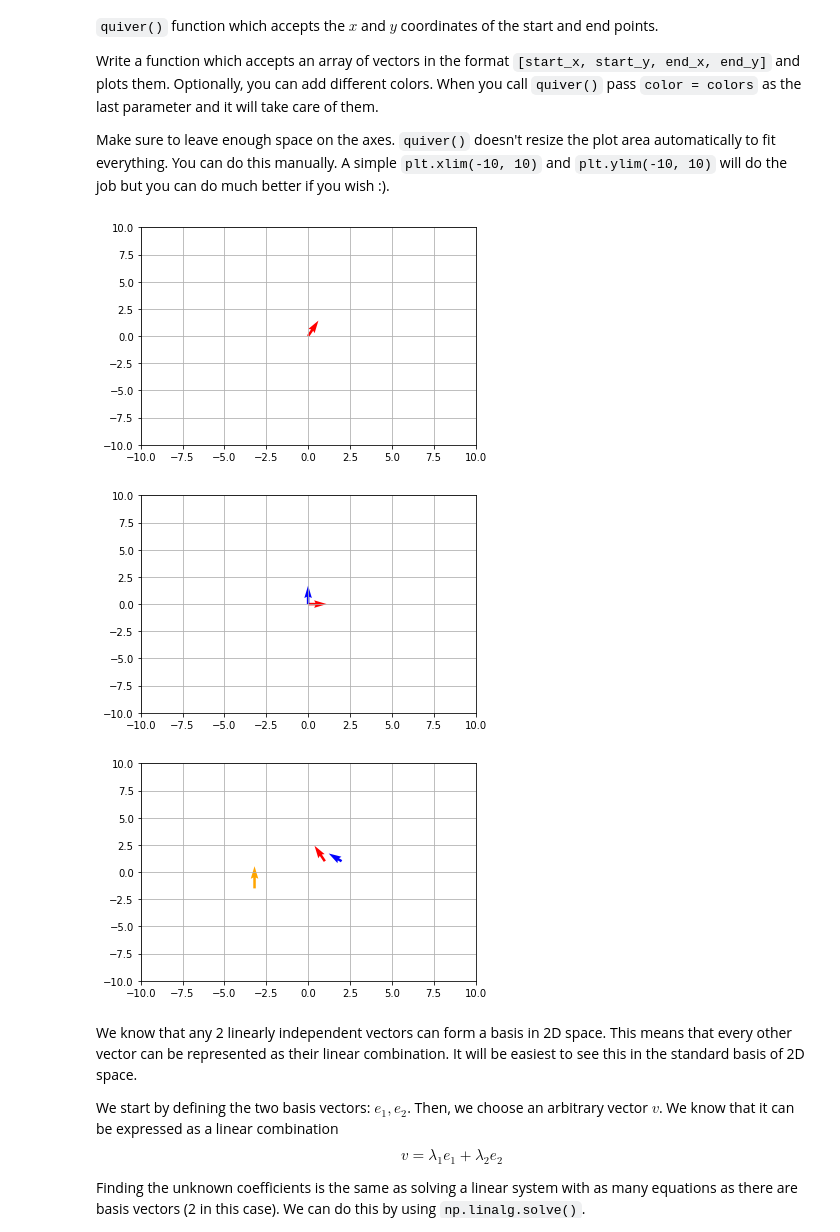
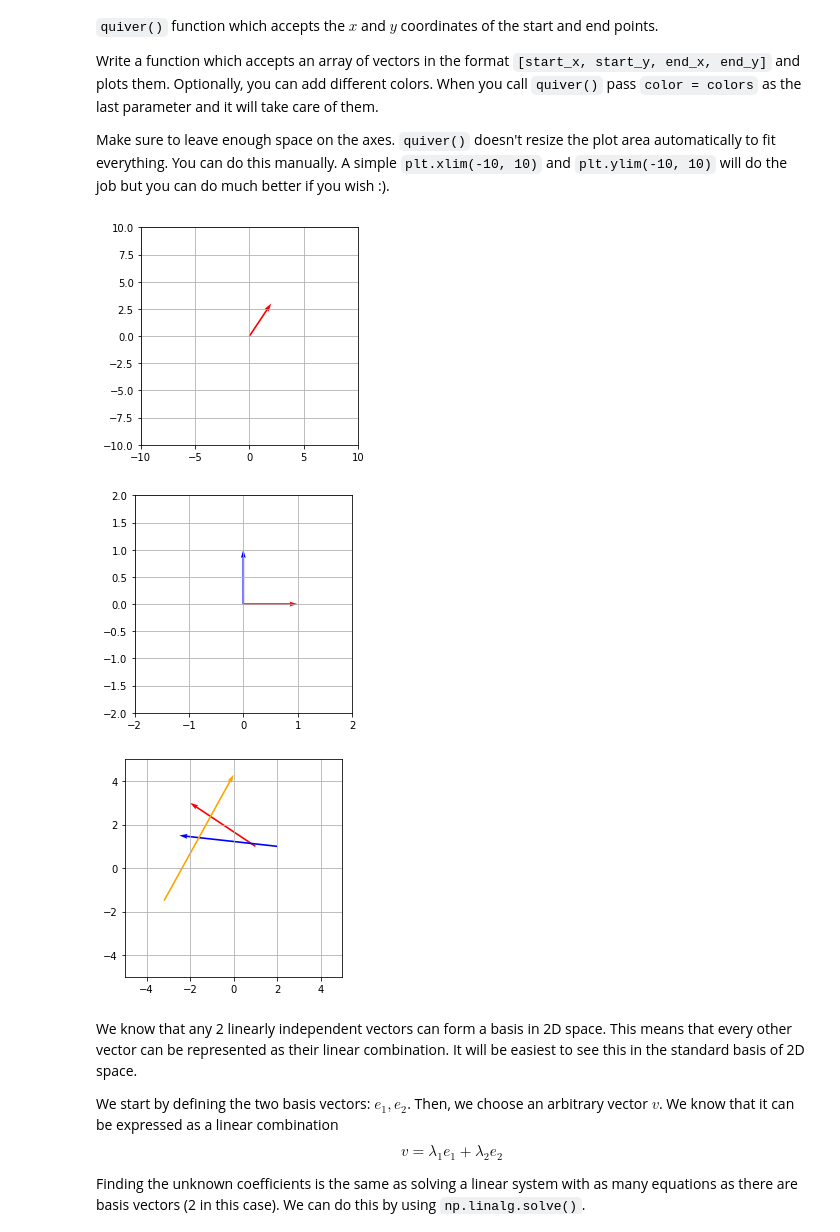
Before and after one commit to LuGeorgiev/Python-SoftUni, a Jupyter notebook: MathConceptsForDevelopers/04.LinearAlgebraExcercise/Linear Algebra Exercise.ipynb, the cells around one changed output. Drawn from its saved outputs; the diff is of its cells as text; code cells hidden in the pictures.

```diff
--- a/MathConceptsForDevelopers/04.LinearAlgebraExcercise/Linear Algebra Exercise.ipynb
+++ b/MathConceptsForDevelopers/04.LinearAlgebraExcercise/Linear Algebra Exercise.ipynb
@@ -20,30 +21,36 @@ Write a function which accepts an array of vectors in the format `[start_x, star
 
 Make sure to leave enough space on the axes. `quiver()` doesn't resize the plot area automatically to fit everything. You can do this manually. A simple `plt.xlim(-10, 10)` and `plt.ylim(-10, 10)` will do the job but you can do much better if you wish :).
 # %%
-def plot_vectors(vectors, colors):
+def plot_vectors(vectors, colors, xlim = (-10, 10), ylim = (-10, 10)):
     """
     Plots vectors on the xy-plane. The `vectors` parameter is a Python list.
     Each vector is specified in the format [start_x, start_y, end_x, end_y]
     """
-    nd = np.array(vectors)
-    start_x = nd[:,0]
-    start_y = nd[:,1]
-    end_x = nd[:,2]
-    end_y = nd[:,3]
+    #nd = np.array(vectors)
+    #start_x = nd[:,0]
+    #start_y = nd[:,1]
+    #end_x = nd[:,2]
+    #end_y = nd[:,3]
 
-    plt.quiver(start_x, start_y, end_x, end_y, color = colors)
-    plt.xlim(-10, 10)
-    plt.ylim(-10, 10)
+    start_x = [vector[0] for vector in vectors]
+    start_y = [vector[1] for vector in vectors]
+    len_x = [vector[2] - vector[0] for vector in vectors] # should calculate te distance
+    len_y = [vector[3] - vector[1] for vector in vectors]
+
+    plt.quiver(start_x, start_y, len_x, len_y, angles = "xy", scale_units = "xy",scale = 1, color = colors)
+    plt.xlim(xlim)
+    plt.ylim(ylim)
+    plt.gca().set_aspect("equal")
     plt.grid()
     plt.show()
 # %%
 plot_vectors([[0, 0, 2, 3]], ["red"]) # One vector
-plot_vectors([[0, 0, 1, 0], [0, 0, 0, 1]], ["red", "blue"]) # Two orthogonal vectors
-plot_vectors([[1, 1, -2, 3], [2, 1, -2.5, 1.5], [-3.2, -1.5, 0, 4.3]], ["red", "blue", "orange"]) # Three arbitrary vectors
+plot_vectors([[0, 0, 1, 0], [0, 0, 0, 1]], ["red", "blue"], (-2,2), (-2,2)) # Two orthogonal vectors
+plot_vectors([[1, 1, -2, 3], [2, 1, -2.5, 1.5], [-3.2, -1.5, 0, 4.3]], ["red", "blue", "orange"], (-5,5), (-5,5)) # Three arbitrary vectors
 # %% [output]
-[figure, old version]
+[figure, new version]
-[figure, old version]
+[figure, new version]
-[figure, old version]
+[figure, new version]
 # %% [markdown]
 We know that any 2 linearly independent vectors can form a basis in 2D space. This means that every other vector can be represented as their linear combination. It will be easiest to see this in the standard basis of 2D space.
 
```
Also changed, not shown: parts of 19 cells of this notebook, 1 other file.
